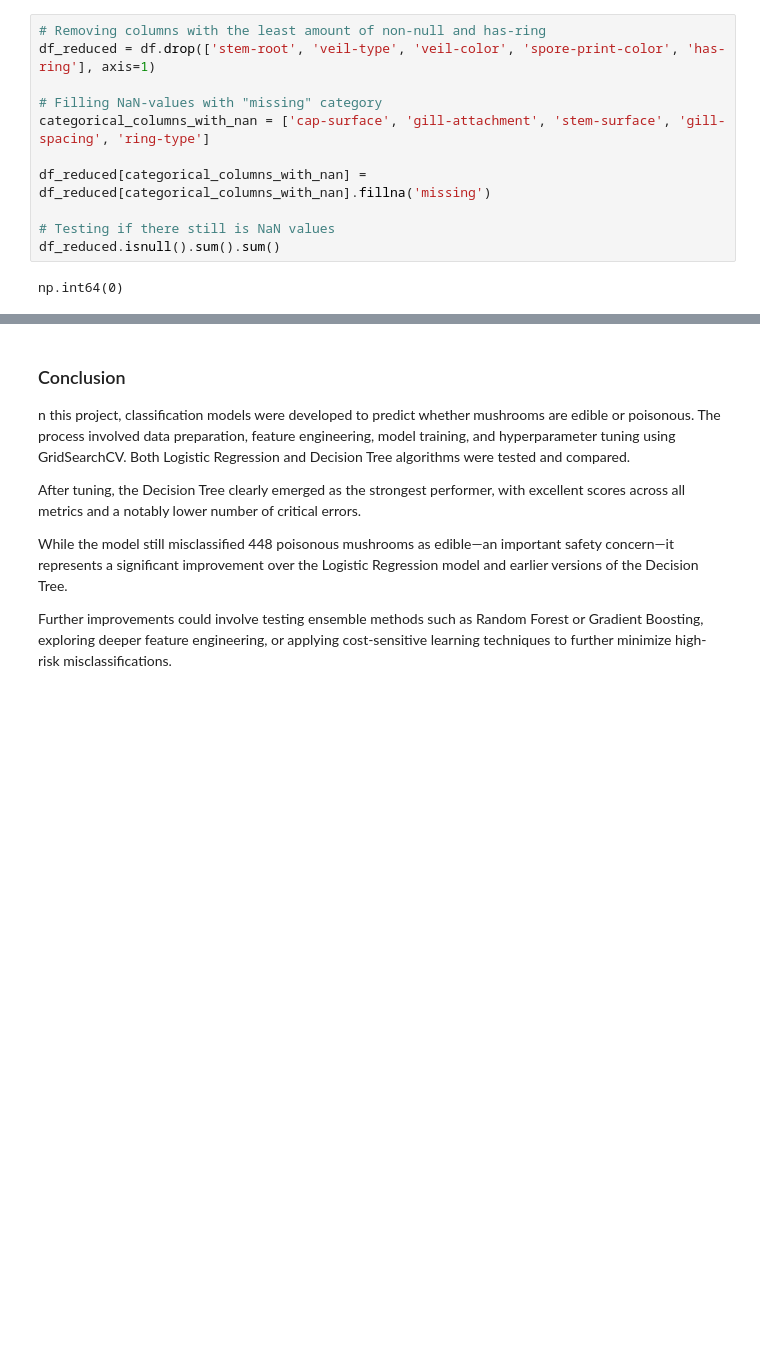
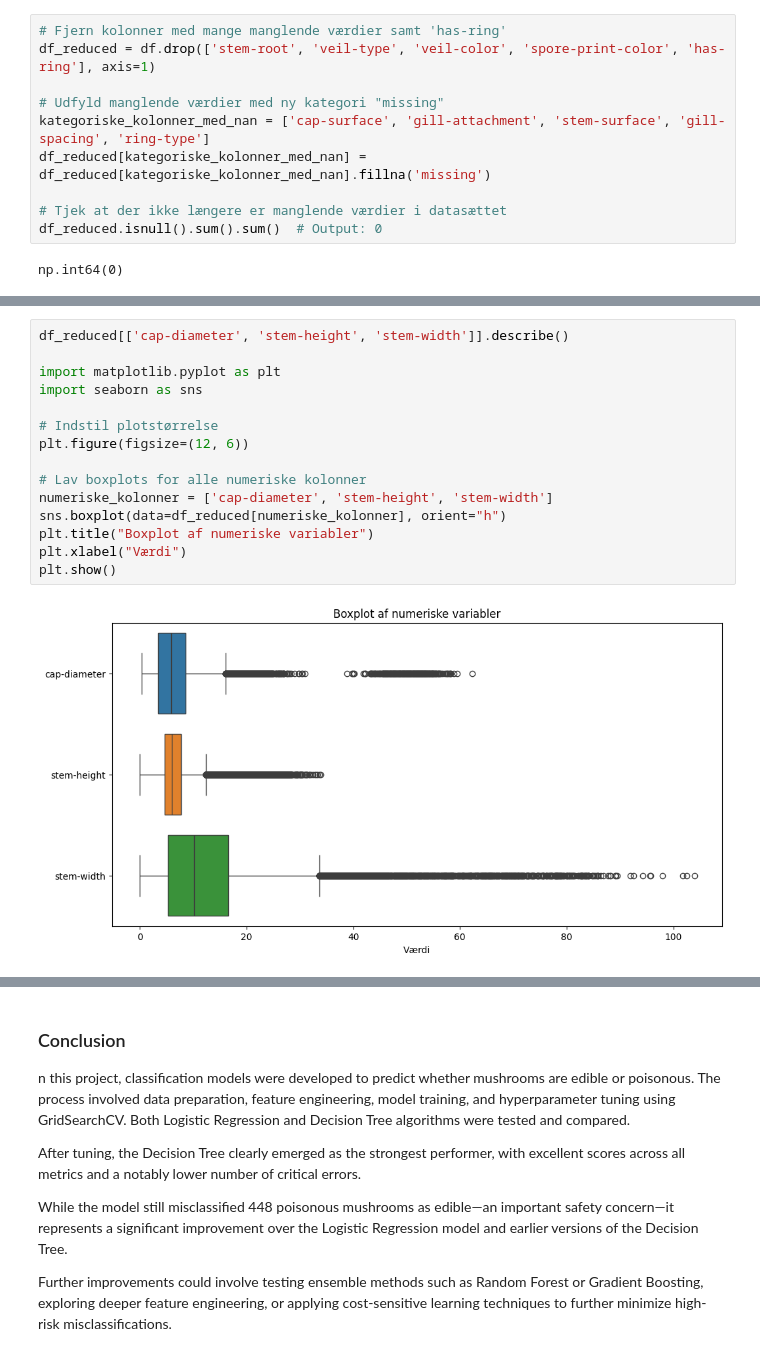
Before and after one commit to KatAamand/MAL, a Jupyter notebook: Assignment 4/4. Mushroom foraging.ipynb, the cells around one changed output, grey strips where cells are left out. Cells and saved outputs as stored; diff of their text form; blank space fills up the shorter version.

```diff
--- a/Assignment 4/4. Mushroom foraging.ipynb
+++ b/Assignment 4/4. Mushroom foraging.ipynb
@@ -88,14 +85,13 @@ We also drop the column has-ring, as it is covered in ring-type.
 # %%
-# Removing columns with the least amount of non-null and has-ring
+# Fjern kolonner med mange manglende værdier samt 'has-ring'
 df_reduced = df.drop(['stem-root', 'veil-type', 'veil-color', 'spore-print-color', 'has-ring'], axis=1)
 
-# Filling NaN-values with "missing" category
-categorical_columns_with_nan = ['cap-surface', 'gill-attachment', 'stem-surface', 'gill-spacing', 'ring-type']
+# Udfyld manglende værdier med ny kategori "missing"
+kategoriske_kolonner_med_nan = ['cap-surface', 'gill-attachment', 'stem-surface', 'gill-spacing', 'ring-type']
+df_reduced[kategoriske_kolonner_med_nan] = df_reduced[kategoriske_kolonner_med_nan].fillna('missing')
 
-df_reduced[categorical_columns_with_nan] = df_reduced[categorical_columns_with_nan].fillna('missing')
-
-# Testing if there still is NaN values
-df_reduced.isnull().sum().sum()
+# Tjek at der ikke længere er manglende værdier i datasættet
+df_reduced.isnull().sum().sum()  # Output: 0
 # %% [output]
 np.int64(0)
 # %% [markdown]
@@ -120,0 +134,17 @@ This is especially relevant in our safety-focused context.
+# %%
+df_reduced[['cap-diameter', 'stem-height', 'stem-width']].describe()
+
+import matplotlib.pyplot as plt
+import seaborn as sns
+
+# Indstil plotstørrelse
+plt.figure(figsize=(12, 6))
+
+# Lav boxplots for alle numeriske kolonner
+numeriske_kolonner = ['cap-diameter', 'stem-height', 'stem-width']
+sns.boxplot(data=df_reduced[numeriske_kolonner], orient="h")
+plt.title("Boxplot af numeriske variabler")
+plt.xlabel("Værdi")
+plt.show()
+# %% [output]
+[figure, added]
```
Also changed, not shown: parts of 37 cells of this notebook, 1 other file.
